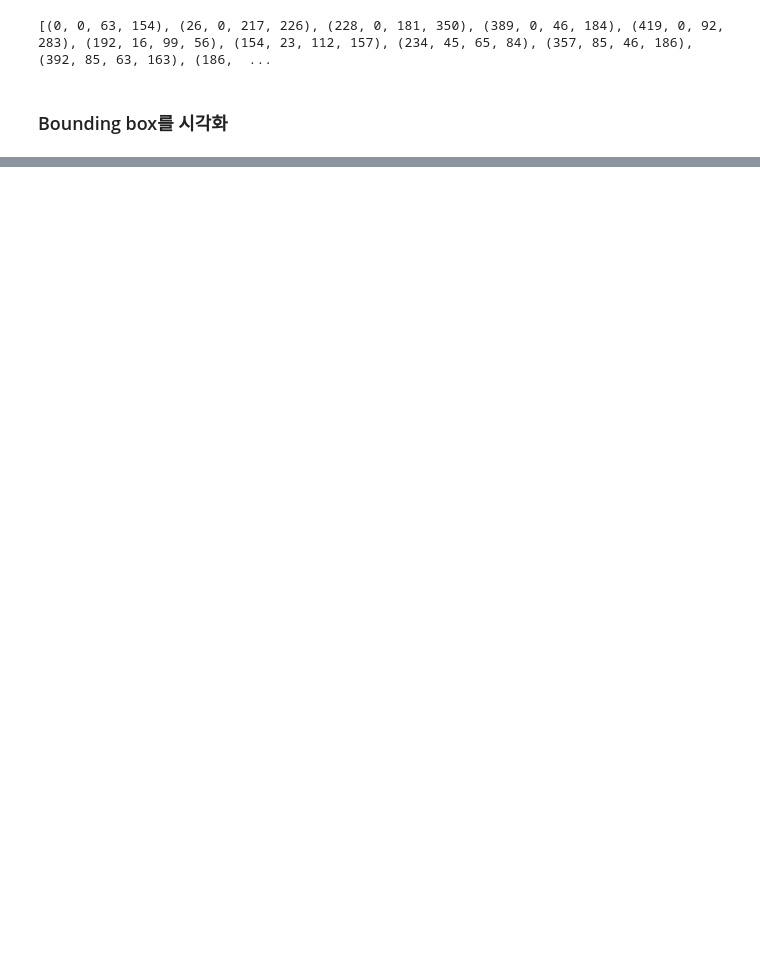
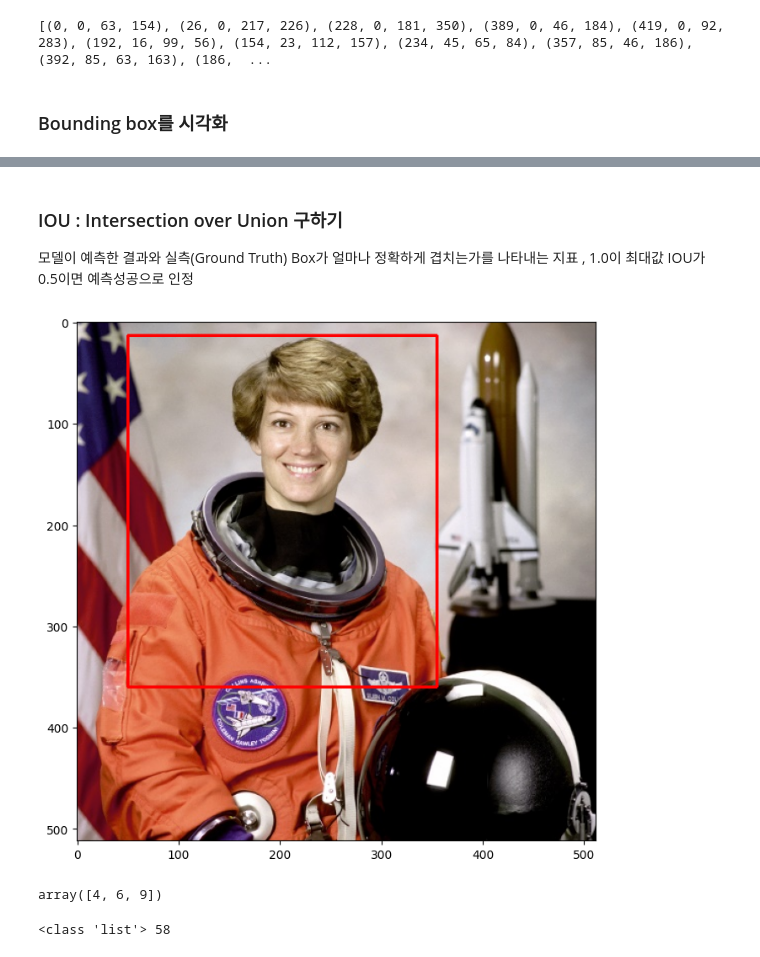
Before and after one commit to Kwonhchan/GCP_python, a Jupyter notebook: 18_Selective Search_IOU.ipynb, the cells around one changed output, grey strips where cells are left out. Drawn from its saved outputs; the diff is of its cells as text; code cells hidden in the pictures; blank space fills up the shorter version.

```diff
--- a/18_Selective Search_IOU.ipynb
+++ b/18_Selective Search_IOU.ipynb
@@ -125,0 +136,21 @@ for rect in cand_rects:
+# %% [markdown]
+### IOU : Intersection over Union 구하기
+모델이 예측한 결과와 실측(Ground Truth) Box가 얼마나 정확하게 겹치는가를 나타내는 지표 , 1.0이 최대값
+IOU가 0.5이면 예측성공으로 인정
+# %%
+# 실제 box(Ground Truth)의 좌표를 아래와 같다고 가정.
+
+gt_box = [50,13,355,360]  # (x1,y1,x2,y2)
+
+img = cv2.imread('image.jpg')
+img_rgb = cv2.cvtColor(img, cv2.COLOR_BGR2RGB)
+
+red = (255,0,0)
+img_rgb = cv2.rectangle(img_rgb,(gt_box[0],gt_box[1]),(gt_box[2],gt_box[3]),
+                       color=red,thickness=2)
+
+plt.figure(figsize=(8, 8))
+plt.imshow(img_rgb)
+plt.show()
+# %% [output]
+[figure, added]
@@ -125,0 +181,13 @@ for rect in cand_rects:
+# %%
+# np.maximum() : 두 개의 배열을 취하여 요소 별 최대 값을 구한다
+a = np.array([3, 6, 1])
+b = np.array([4, 2, 9])
+c = np.maximum(a, b)
+c
+# %% [output]
+array([4, 6, 9])
+# %%
+_,regions = selectivesearch.selective_search(img_rgb,scale=100,min_size=2000) # scale :대상의 크기
+print(type(regions),len(regions))
+# %% [output]
+<class 'list'> 58
```
Also changed, not shown: parts of 11 cells of this notebook, 1 other file.
